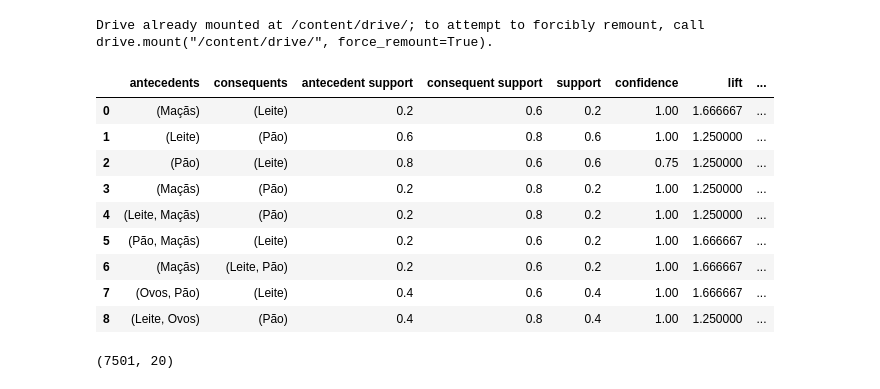
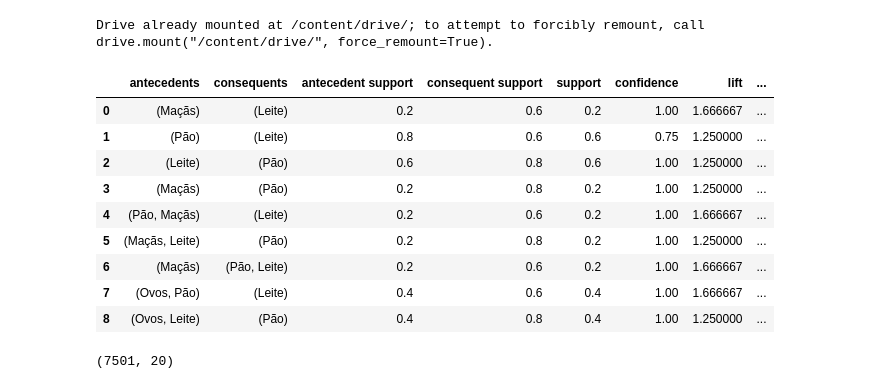
Before and after one commit to FabioMMaia/Anomalies_Categorics, a Jupyter notebook: Market_Basket.ipynb, the cells around one changed output. Saved outputs shown, nothing was run; the diff lists cells and outputs as text; code cells hidden in the pictures.

```diff
--- a/Market_Basket.ipynb
+++ b/Market_Basket.ipynb
@@ -13,42 +13,42 @@ Drive already mounted at /content/drive/; to attempt to forcibly remount, call d
 # %%
 from mlxtend.preprocessing import TransactionEncoder
 from mlxtend.frequent_patterns import apriori, association_rules
 import pandas as pd
 
 # Exemplo de transações de compras
 transactions = [
     ['Leite', 'Pão', 'Ovos'],
     ['Leite', 'Pão', 'Maçãs'],
     ['Pão', 'Bananas'],
     ['Leite', 'Pão', 'Ovos'],
     ['Ovos', 'Bananas']
 ]
 
 # Instanciação do TransactionEncoder
 te = TransactionEncoder()
 te_ary = te.fit(transactions).transform(transactions)
 
 # Criação do DataFrame
 df = pd.DataFrame(te_ary, columns=te.columns_)
 
 # Aplicação do algoritmo Apriori para encontrar itens frequentes
-frequent_itemsets = apriori(df, min_support=0.2, use_colnames=True)
+frequent_itemsets = apriori(df, min_support=1e-12, use_colnames=True)
 
 # Cálculo das regras de associação
 rules = association_rules(frequent_itemsets, metric="confidence", min_threshold=0.7)
 
 rules
 # %% [output]
 |  | antecedents | consequents | antecedent support | consequent support | support | confidence | lift | ... |
 | 0 | (Maçãs) | (Leite) | 0.2 | 0.6 | 0.2 | 1.00 | 1.666667 | ... |
-| 1 | (Leite) | (Pão) | 0.6 | 0.8 | 0.6 | 1.00 | 1.250000 | ... |
-| 2 | (Pão) | (Leite) | 0.8 | 0.6 | 0.6 | 0.75 | 1.250000 | ... |
+| 1 | (Pão) | (Leite) | 0.8 | 0.6 | 0.6 | 0.75 | 1.250000 | ... |
+| 2 | (Leite) | (Pão) | 0.6 | 0.8 | 0.6 | 1.00 | 1.250000 | ... |
 | 3 | (Maçãs) | (Pão) | 0.2 | 0.8 | 0.2 | 1.00 | 1.250000 | ... |
-| 4 | (Leite, Maçãs) | (Pão) | 0.2 | 0.8 | 0.2 | 1.00 | 1.250000 | ... |
-| 5 | (Pão, Maçãs) | (Leite) | 0.2 | 0.6 | 0.2 | 1.00 | 1.666667 | ... |
-| 6 | (Maçãs) | (Leite, Pão) | 0.2 | 0.6 | 0.2 | 1.00 | 1.666667 | ... |
+| 4 | (Pão, Maçãs) | (Leite) | 0.2 | 0.6 | 0.2 | 1.00 | 1.666667 | ... |
+| 5 | (Maçãs, Leite) | (Pão) | 0.2 | 0.8 | 0.2 | 1.00 | 1.250000 | ... |
+| 6 | (Maçãs) | (Pão, Leite) | 0.2 | 0.6 | 0.2 | 1.00 | 1.666667 | ... |
 | 7 | (Ovos, Pão) | (Leite) | 0.4 | 0.6 | 0.4 | 1.00 | 1.666667 | ... |
-| 8 | (Leite, Ovos) | (Pão) | 0.4 | 0.8 | 0.4 | 1.00 | 1.250000 | ... |
+| 8 | (Ovos, Leite) | (Pão) | 0.4 | 0.8 | 0.4 | 1.00 | 1.250000 | ... |
 # %%
 transactions = pd.read_csv('/content/drive/MyDrive/Projeto ML/2024/Anomalies em Categoricas/store_data.csv',header=None)
 # %%
```
Also changed, not shown: parts of 51 cells of this notebook.
